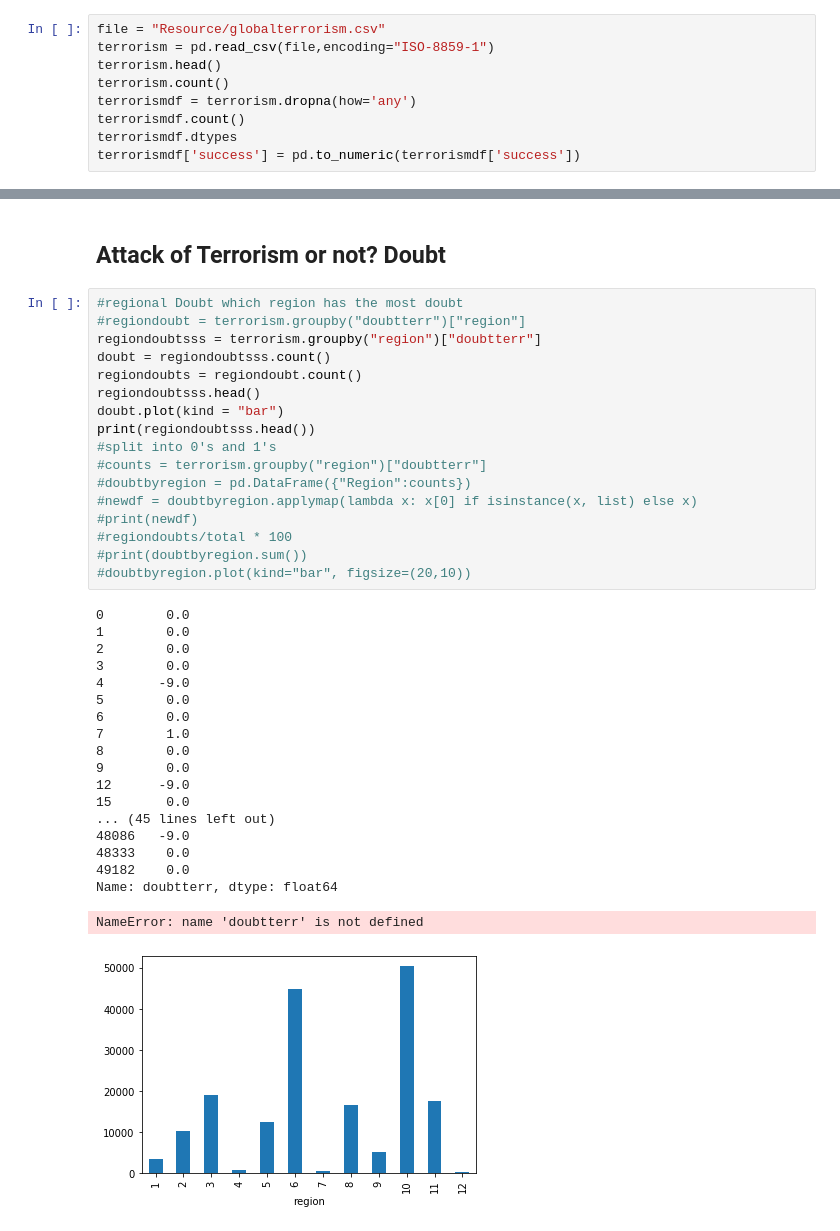
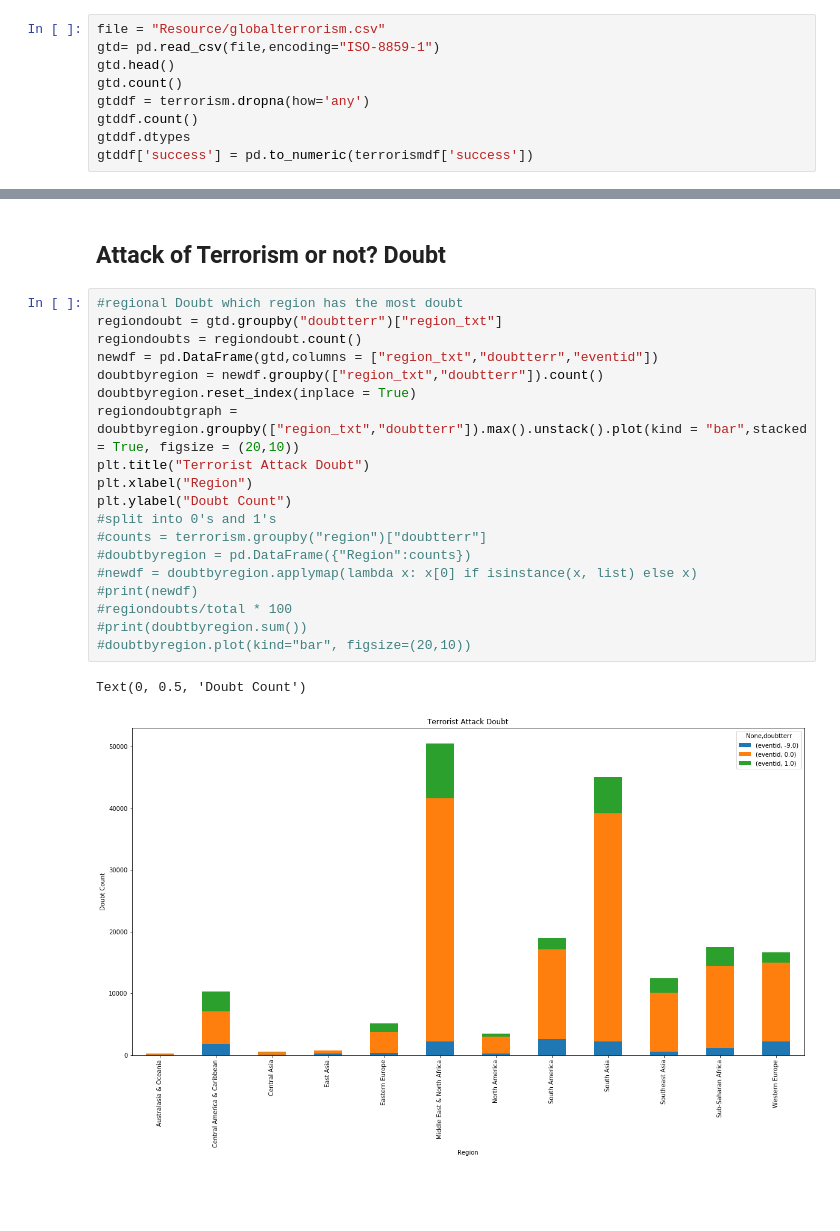
Before and after one commit to RHaile/project-one, a Jupyter notebook: GlobalTerrorismJae.ipynb, the cells around one changed output, grey strips where cells are left out. Cells and saved outputs as stored; diff of their text form; blank space fills up the shorter version.

```diff
--- a/GlobalTerrorismJae.ipynb
+++ b/GlobalTerrorismJae.ipynb
@@ -4,12 +4,12 @@ import matplotlib.pyplot as plt
 import numpy as np
 # %%
 file = "Resource/globalterrorism.csv"
-terrorism = pd.read_csv(file,encoding="ISO-8859-1")
-terrorism.head()
-terrorism.count()
-terrorismdf = terrorism.dropna(how='any')
-terrorismdf.count()
-terrorismdf.dtypes
-terrorismdf['success'] = pd.to_numeric(terrorismdf['success'])
+gtd= pd.read_csv(file,encoding="ISO-8859-1")
+gtd.head()
+gtd.count()
+gtddf = terrorism.dropna(how='any')
+gtddf.count()
+gtddf.dtypes
+gtddf['success'] = pd.to_numeric(terrorismdf['success'])
 # %% [markdown]
 ## Attacks by Region, City, and Country
@@ -90,38 +103,23 @@ pie = success.plot(kind="pie",autopct="%1.1f%%", figsize=(20,10))
 ## Attack of Terrorism or not? Doubt
 # %%
 #regional Doubt which region has the most doubt
-#regiondoubt = terrorism.groupby("doubtterr")["region"]
-regiondoubtsss = terrorism.groupby("region")["doubtterr"]
-doubt = regiondoubtsss.count()
+regiondoubt = gtd.groupby("doubtterr")["region_txt"]
 regiondoubts = regiondoubt.count()
-regiondoubtsss.head()
-doubt.plot(kind = "bar")
-print(regiondoubtsss.head())
+newdf = pd.DataFrame(gtd,columns = ["region_txt","doubtterr","eventid"])
+doubtbyregion = newdf.groupby(["region_txt","doubtterr"]).count()
+doubtbyregion.reset_index(inplace = True)
+regiondoubtgraph = doubtbyregion.groupby(["region_txt","doubtterr"]).max().unstack().plot(kind = "bar",stacked = True, figsize = (20,10))
+plt.title("Terrorist Attack Doubt")
+plt.xlabel("Region")
+plt.ylabel("Doubt Count")
 #split into 0's and 1's
 #counts = terrorism.groupby("region")["doubtterr"]
 #doubtbyregion = pd.DataFrame({"Region":counts})
 #newdf = doubtbyregion.applymap(lambda x: x[0] if isinstance(x, list) else x)
 #print(newdf)
 #regiondoubts/total * 100
 #print(doubtbyregion.sum())
 #doubtbyregion.plot(kind="bar", figsize=(20,10))
 # %% [output]
-0        0.0
-1        0.0
-2        0.0
-3        0.0
-4       -9.0
-5        0.0
-6        0.0
-7        1.0
-8        0.0
-9        0.0
-12      -9.0
-15       0.0
-... (45 lines left out)
-48086   -9.0
-48333    0.0
-49182    0.0
-Name: doubtterr, dtype: float64
+Text(0, 0.5, 'Doubt Count')
-NameError: name 'doubtterr' is not defined
-[figure, old version]
+[figure, new version]
```
Also changed, not shown: parts of 10 cells of this notebook.
